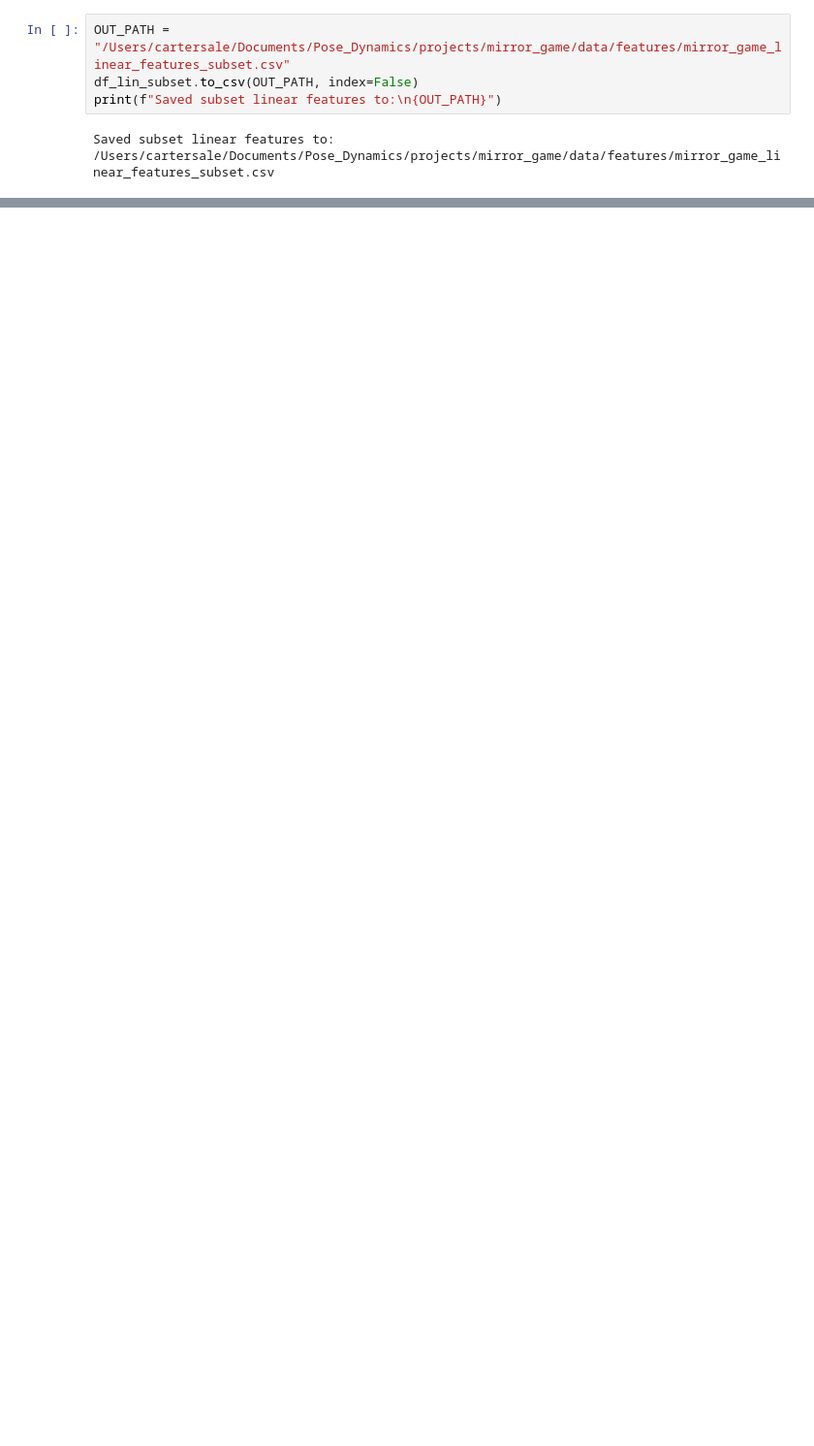
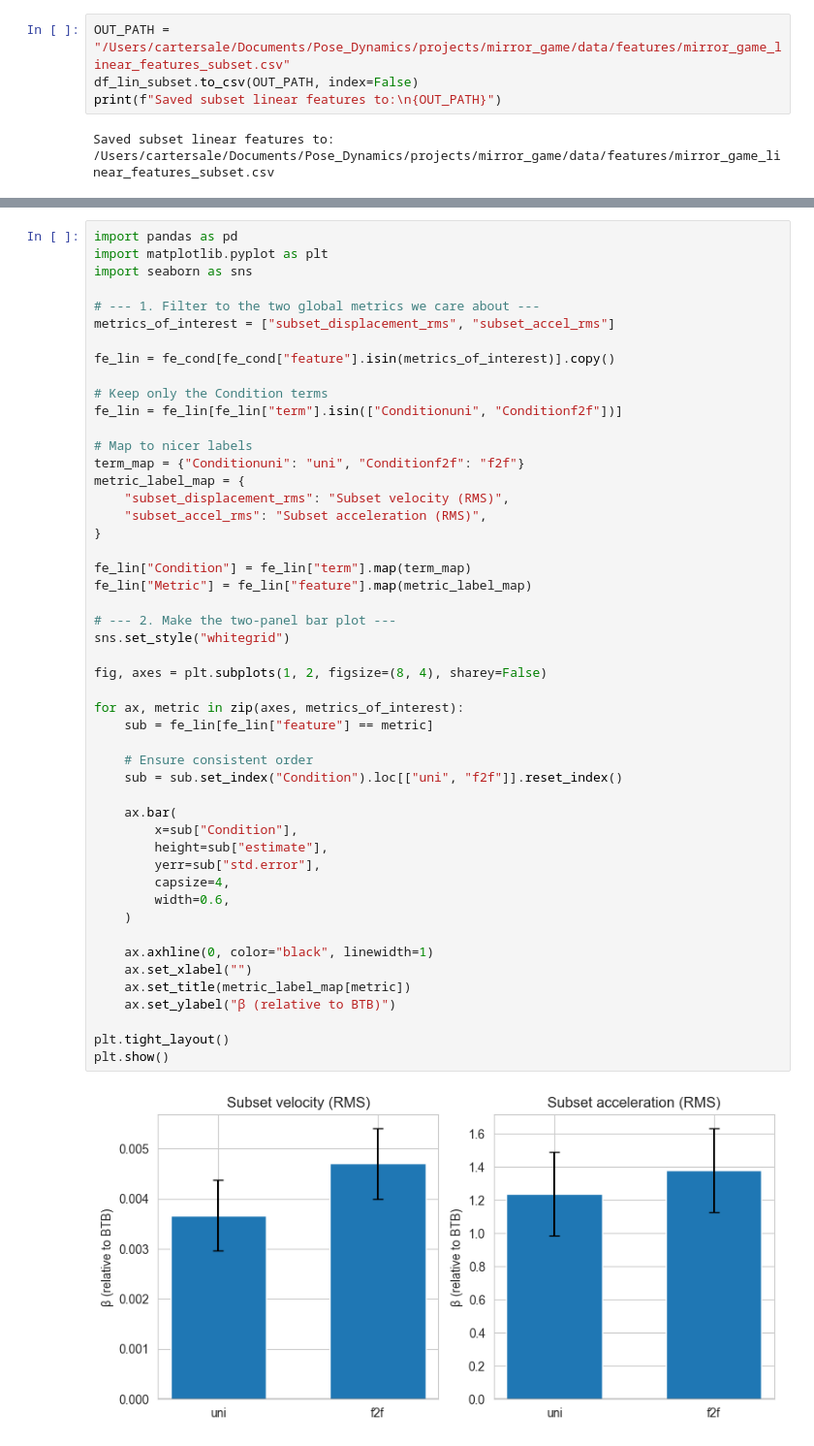
Before and after one commit to MInD-Laboratory/Pose-Dynamics, a Jupyter notebook: projects/mirror_game/notebooks/3_linear_kinematics.ipynb, the cells around one changed output, grey strips where cells are left out. Shown at 97% size. Saved outputs shown, nothing was run; the diff lists cells and outputs as text; blank space fills up the shorter version.

```diff
--- a/projects/mirror_game/notebooks/3_linear_kinematics.ipynb
+++ b/projects/mirror_game/notebooks/3_linear_kinematics.ipynb
@@ -122,0 +287,51 @@ Saved subset linear features to:
+# %%
+import pandas as pd
+import matplotlib.pyplot as plt
+import seaborn as sns
+
+# --- 1. Filter to the two global metrics we care about ---
+metrics_of_interest = ["subset_displacement_rms", "subset_accel_rms"]
+
+fe_lin = fe_cond[fe_cond["feature"].isin(metrics_of_interest)].copy()
+
+# Keep only the Condition terms
+fe_lin = fe_lin[fe_lin["term"].isin(["Conditionuni", "Conditionf2f"])]
+
+# Map to nicer labels
+term_map = {"Conditionuni": "uni", "Conditionf2f": "f2f"}
+metric_label_map = {
+    "subset_displacement_rms": "Subset velocity (RMS)",
+    "subset_accel_rms": "Subset acceleration (RMS)",
+}
+
+fe_lin["Condition"] = fe_lin["term"].map(term_map)
+fe_lin["Metric"] = fe_lin["feature"].map(metric_label_map)
+
+# --- 2. Make the two-panel bar plot ---
+sns.set_style("whitegrid")
+
+fig, axes = plt.subplots(1, 2, figsize=(8, 4), sharey=False)
+
+for ax, metric in zip(axes, metrics_of_interest):
+    sub = fe_lin[fe_lin["feature"] == metric]
+
+    # Ensure consistent order
+    sub = sub.set_index("Condition").loc[["uni", "f2f"]].reset_index()
+
+    ax.bar(
+        x=sub["Condition"],
+        height=sub["estimate"],
+        yerr=sub["std.error"],
+        capsize=4,
+        width=0.6,
+    )
+
+    ax.axhline(0, color="black", linewidth=1)
+    ax.set_xlabel("")
+    ax.set_title(metric_label_map[metric])
+    ax.set_ylabel("β (relative to BTB)")
+
+plt.tight_layout()
+plt.show()
+# %% [output]
+[figure, added]
```
Also changed, not shown: parts of 3 cells of this notebook, 1 other file.
